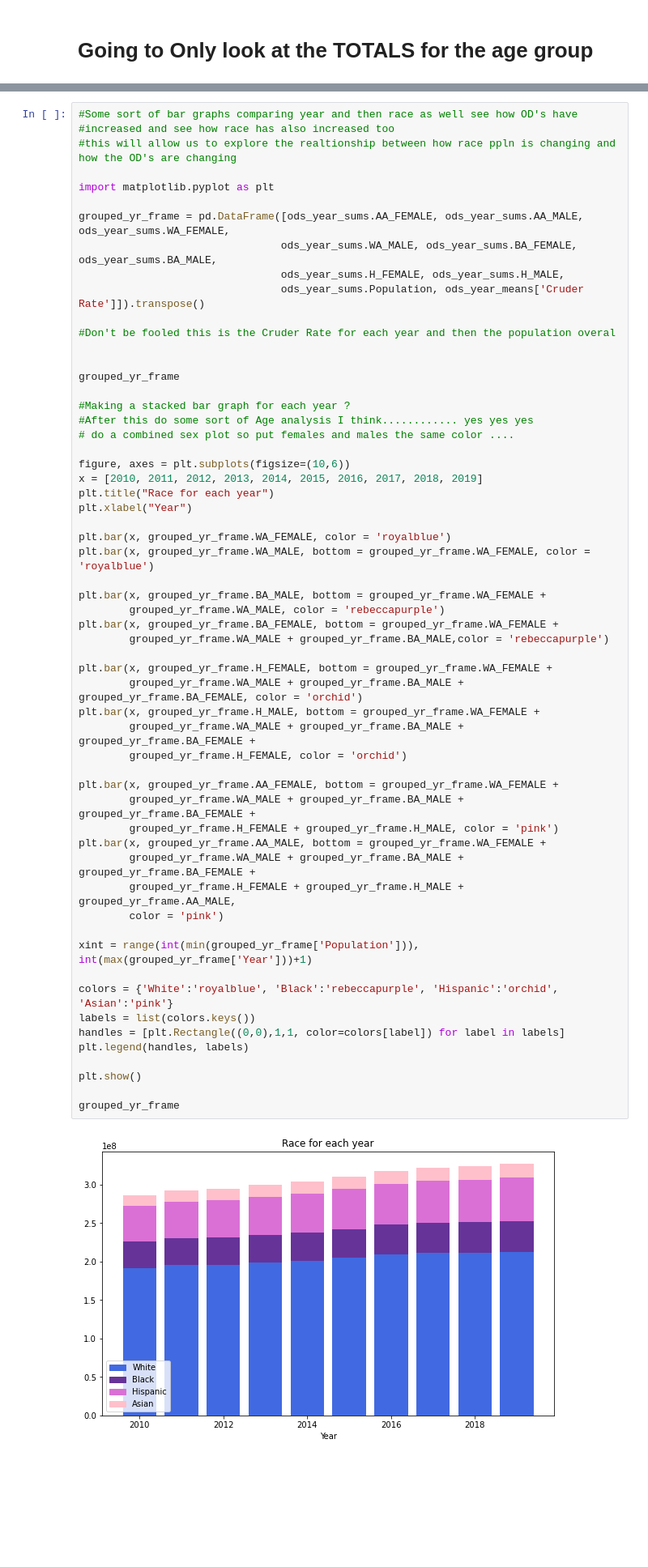
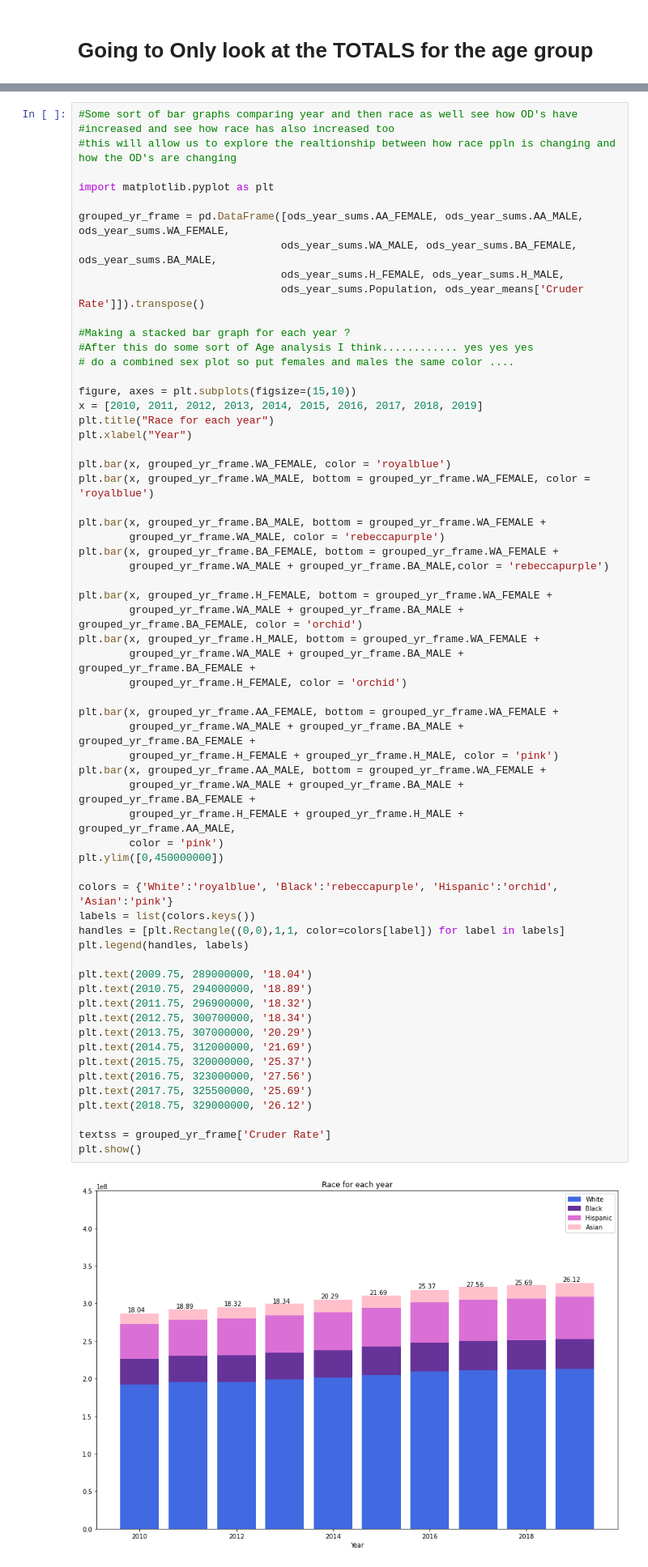
Before and after one commit to rhiannz/drugs, a Jupyter notebook: Analysis/EDA/ethnicity_age_EDA.ipynb, the cells around one changed output, grey strips where cells are left out. Shown at 81% size. Drawn from its saved outputs; the diff is of its cells as text; blank space fills up the shorter version.

```diff
--- a/Analysis/EDA/ethnicity_age_EDA.ipynb
+++ b/Analysis/EDA/ethnicity_age_EDA.ipynb
@@ -139,51 +331,55 @@ grouped_yr_frame = pd.DataFrame([ods_year_sums.AA_FEMALE, ods_year_sums.AA_MALE,
                                 ods_year_sums.H_FEMALE, ods_year_sums.H_MALE,
                                 ods_year_sums.Population, ods_year_means['Cruder Rate']]).transpose()
 
-#Don't be fooled this is the Cruder Rate for each year and then the population overal
-
-
-grouped_yr_frame
-
 #Making a stacked bar graph for each year ?
 #After this do some sort of Age analysis I think............ yes yes yes
 # do a combined sex plot so put females and males the same color ....
 
-figure, axes = plt.subplots(figsize=(10,6))
+figure, axes = plt.subplots(figsize=(15,10))
 x = [2010, 2011, 2012, 2013, 2014, 2015, 2016, 2017, 2018, 2019]
 plt.title("Race for each year")
 plt.xlabel("Year")
 
 plt.bar(x, grouped_yr_frame.WA_FEMALE, color = 'royalblue')
 plt.bar(x, grouped_yr_frame.WA_MALE, bottom = grouped_yr_frame.WA_FEMALE, color = 'royalblue')
 
 plt.bar(x, grouped_yr_frame.BA_MALE, bottom = grouped_yr_frame.WA_FEMALE +
         grouped_yr_frame.WA_MALE, color = 'rebeccapurple')
 plt.bar(x, grouped_yr_frame.BA_FEMALE, bottom = grouped_yr_frame.WA_FEMALE +
         grouped_yr_frame.WA_MALE + grouped_yr_frame.BA_MALE,color = 'rebeccapurple')
 
 plt.bar(x, grouped_yr_frame.H_FEMALE, bottom = grouped_yr_frame.WA_FEMALE +
         grouped_yr_frame.WA_MALE + grouped_yr_frame.BA_MALE + grouped_yr_frame.BA_FEMALE, color = 'orchid')
 plt.bar(x, grouped_yr_frame.H_MALE, bottom = grouped_yr_frame.WA_FEMALE +
         grouped_yr_frame.WA_MALE + grouped_yr_frame.BA_MALE + grouped_yr_frame.BA_FEMALE +
         grouped_yr_frame.H_FEMALE, color = 'orchid')
 
 plt.bar(x, grouped_yr_frame.AA_FEMALE, bottom = grouped_yr_frame.WA_FEMALE +
         grouped_yr_frame.WA_MALE + grouped_yr_frame.BA_MALE + grouped_yr_frame.BA_FEMALE +
         grouped_yr_frame.H_FEMALE + grouped_yr_frame.H_MALE, color = 'pink')
 plt.bar(x, grouped_yr_frame.AA_MALE, bottom = grouped_yr_frame.WA_FEMALE +
         grouped_yr_frame.WA_MALE + grouped_yr_frame.BA_MALE + grouped_yr_frame.BA_FEMALE +
         grouped_yr_frame.H_FEMALE + grouped_yr_frame.H_MALE + grouped_yr_frame.AA_MALE,
         color = 'pink')
-
-xint = range(int(min(grouped_yr_frame['Population'])), int(max(grouped_yr_frame['Year']))+1)
+plt.ylim([0,450000000])
 
 colors = {'White':'royalblue', 'Black':'rebeccapurple', 'Hispanic':'orchid', 'Asian':'pink'}
 labels = list(colors.keys())
 handles = [plt.Rectangle((0,0),1,1, color=colors[label]) for label in labels]
 plt.legend(handles, labels)
 
+plt.text(2009.75, 289000000, '18.04')
+plt.text(2010.75, 294000000, '18.89')
+plt.text(2011.75, 296900000, '18.32')
+plt.text(2012.75, 300700000, '18.34')
+plt.text(2013.75, 307000000, '20.29')
+plt.text(2014.75, 312000000, '21.69')
+plt.text(2015.75, 320000000, '25.37')
+plt.text(2016.75, 323000000, '27.56')
+plt.text(2017.75, 325500000, '25.69')
+plt.text(2018.75, 329000000, '26.12')
+
+textss = grouped_yr_frame['Cruder Rate']
 plt.show()
-
-grouped_yr_frame
 # %% [output]
-[figure, old version]
+[figure, new version]
```
Also changed, not shown: parts of 6 cells of this notebook.
